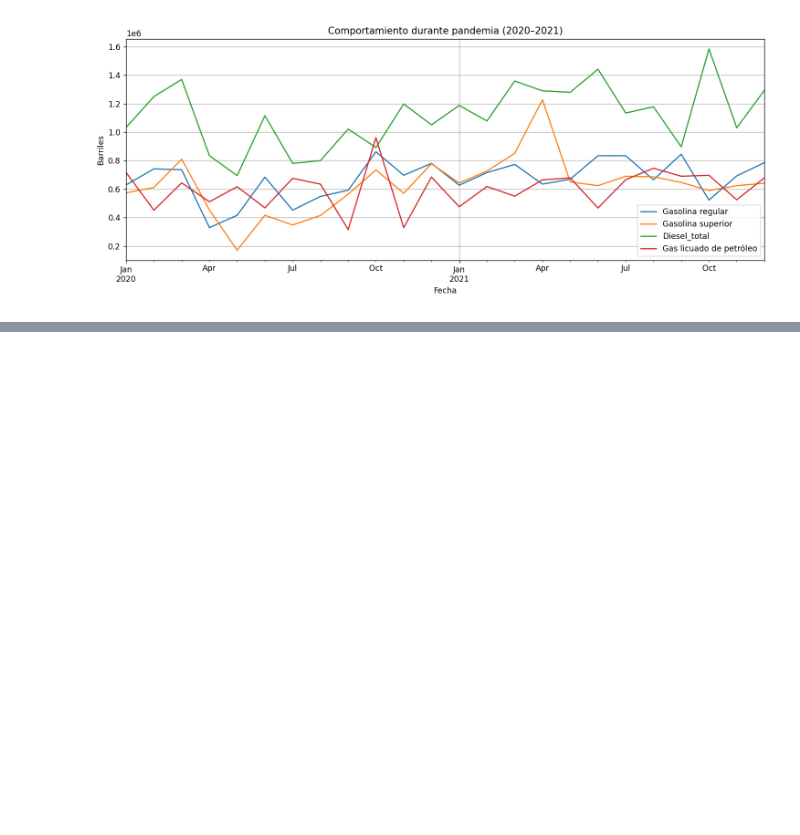
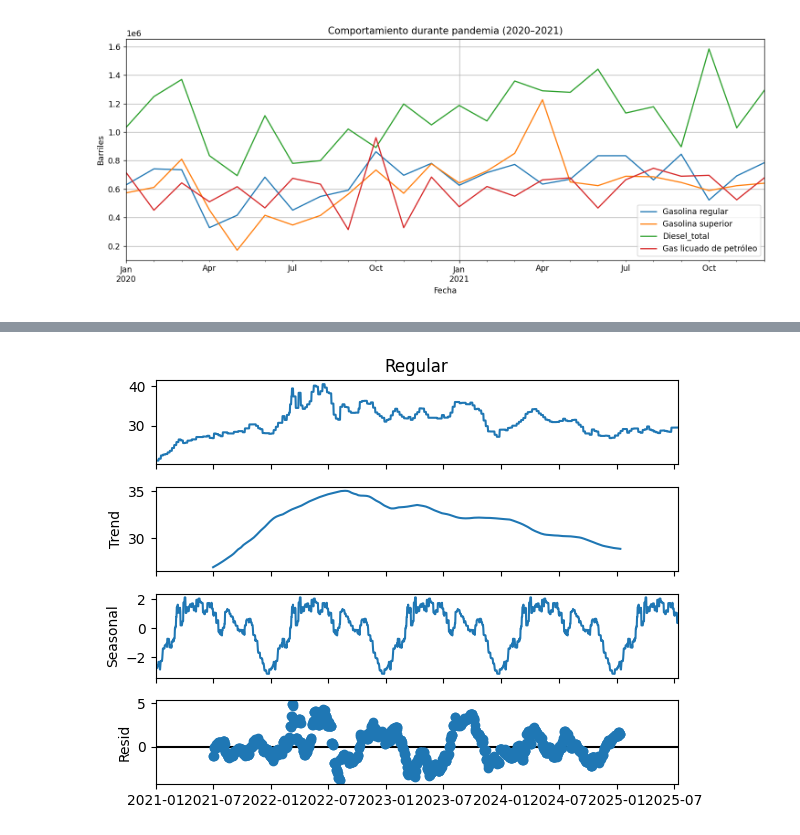
Before and after one commit to Kapiven/lab1DS, a Jupyter notebook: analisis.ipynb, the cells around one changed output, grey strips where cells are left out. Cells and saved outputs as stored; diff of their text form; code cells hidden in the pictures; blank space fills up the shorter version.

```diff
--- a/analisis.ipynb
+++ b/analisis.ipynb
@@ -124,0 +362,6 @@ plt.show()
+# %%
+dec = seasonal_decompose(s, model='additive', period=365)  # daily, period=365
+dec.plot()
+plt.show()
+# %% [output]
+[figure, added]
```
Also changed, not shown: parts of 12 cells of this notebook, 10 other files.
